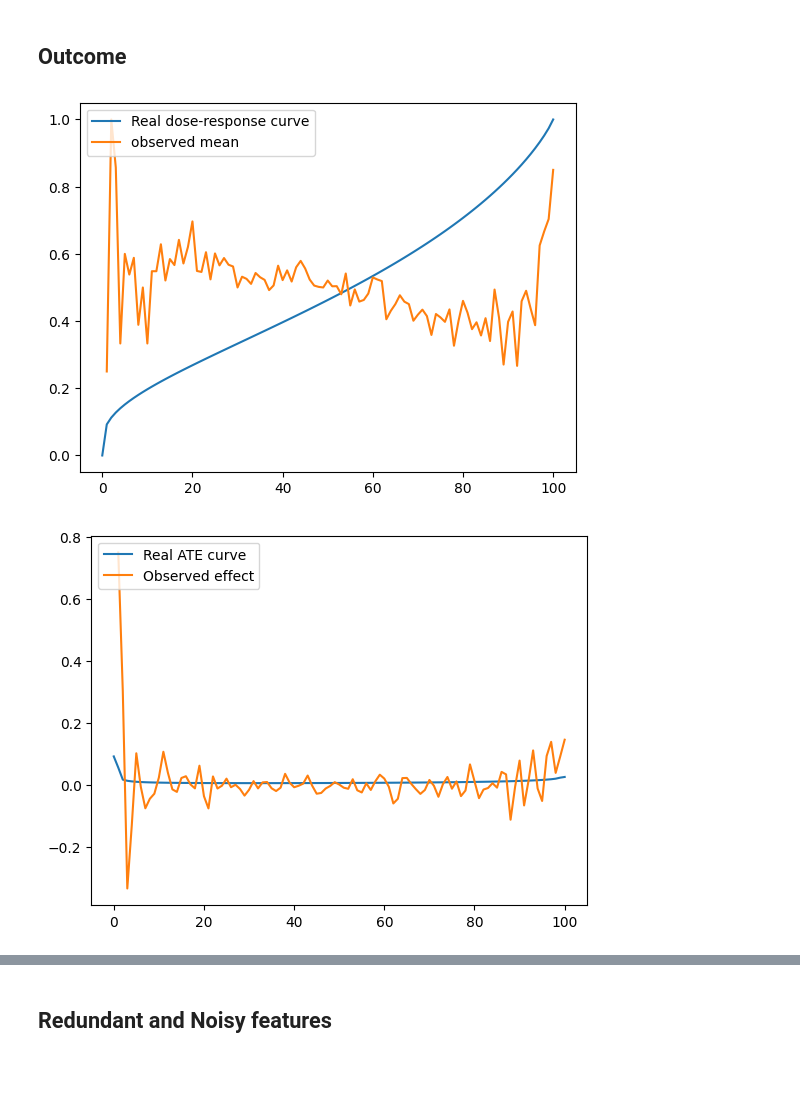
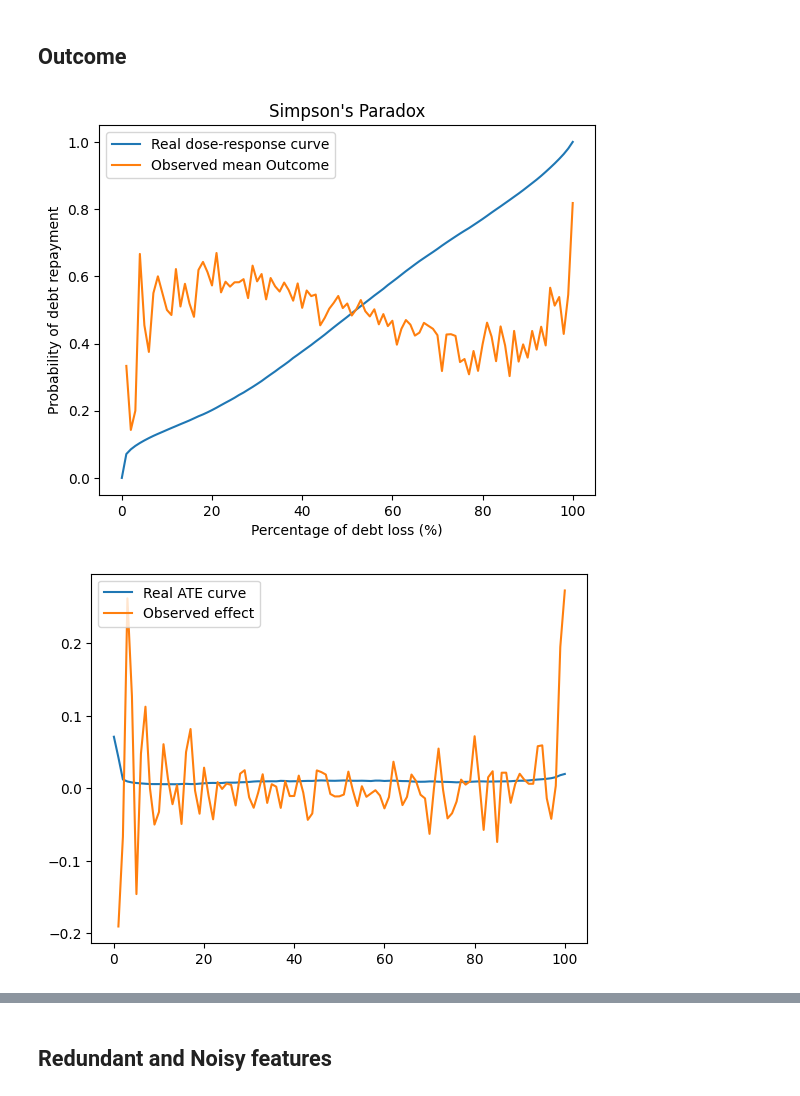
Before and after one commit to javiermoralh/causal-pipeline, a Jupyter notebook: 01_data_generation.ipynb, the cells around one changed output, grey strips where cells are left out. Saved outputs shown, nothing was run; the diff lists cells and outputs as text; code cells hidden in the pictures; blank space fills up the shorter version.

Commit message:
fix generator

```diff
--- a/01_data_generation.ipynb
+++ b/01_data_generation.ipynb
@@ -100,24 +101,26 @@ plot_hist(df, TREATMENT)
 # %% [markdown]
 ## Outcome
 # %%
-df[OUTCOME + "_probs"] = generator.calculate_outcome_probability(df, df[TREATMENT])
-df[OUTCOME]  = np.random.binomial(n=1, p=df[OUTCOME + "_probs"])
+df[OUTCOME + "_probs"], df[OUTCOME] = generator.calculate_outcome_probability(df, df[TREATMENT])
 # %%
 # Causal curves
 step = 1
 bin_edges = np.arange(0, 100+step, step)
 real_dose_response = generator.compute_causal_effects(df, bin_edges, "ate")
 bin_edges_contained = bin_edges.copy()
 bin_edges_contained[0] = -1
 df['treatment_bin'] = pd.cut(df[TREATMENT], bins=bin_edges_contained, labels=False)
 
 mean_outcome = [c[0] for c in df.groupby(['treatment_bin'])[[OUTCOME]].mean().to_numpy().tolist()]
 plt.plot(bin_edges, real_dose_response, label="Real dose-response curve")
-plt.plot(bin_edges[1:], mean_outcome, label="observed mean")
+plt.plot(bin_edges[1:], mean_outcome, label="Observed mean Outcome")
 plt.legend(loc="upper left")
+plt.xlabel("Percentage of debt loss (%)")
+plt.ylabel("Probability of debt repayment")
+plt.title("Simpson's Paradox")
 plt.show()
 # %% [output]
-[figure, old version]
+[figure, new version]
 # %%
 real_ate_curve = np.gradient(real_dose_response, bin_edges)
 mean_observed_effect = np.gradient(mean_outcome, bin_edges[1:])
@@ -126,7 +129,7 @@ plt.plot(bin_edges[1:], mean_observed_effect, label="Observed effect")
 plt.legend(loc="upper left")
 plt.show()
 # %% [output]
-[figure, old version]
+[figure, new version]
 # %%
 # Individual Causal curves
 individial_dose_responses = generator.compute_causal_effects(df, bin_edges, "ite")
```
Also changed, not shown: parts of 9 cells of this notebook, 2 other files.
